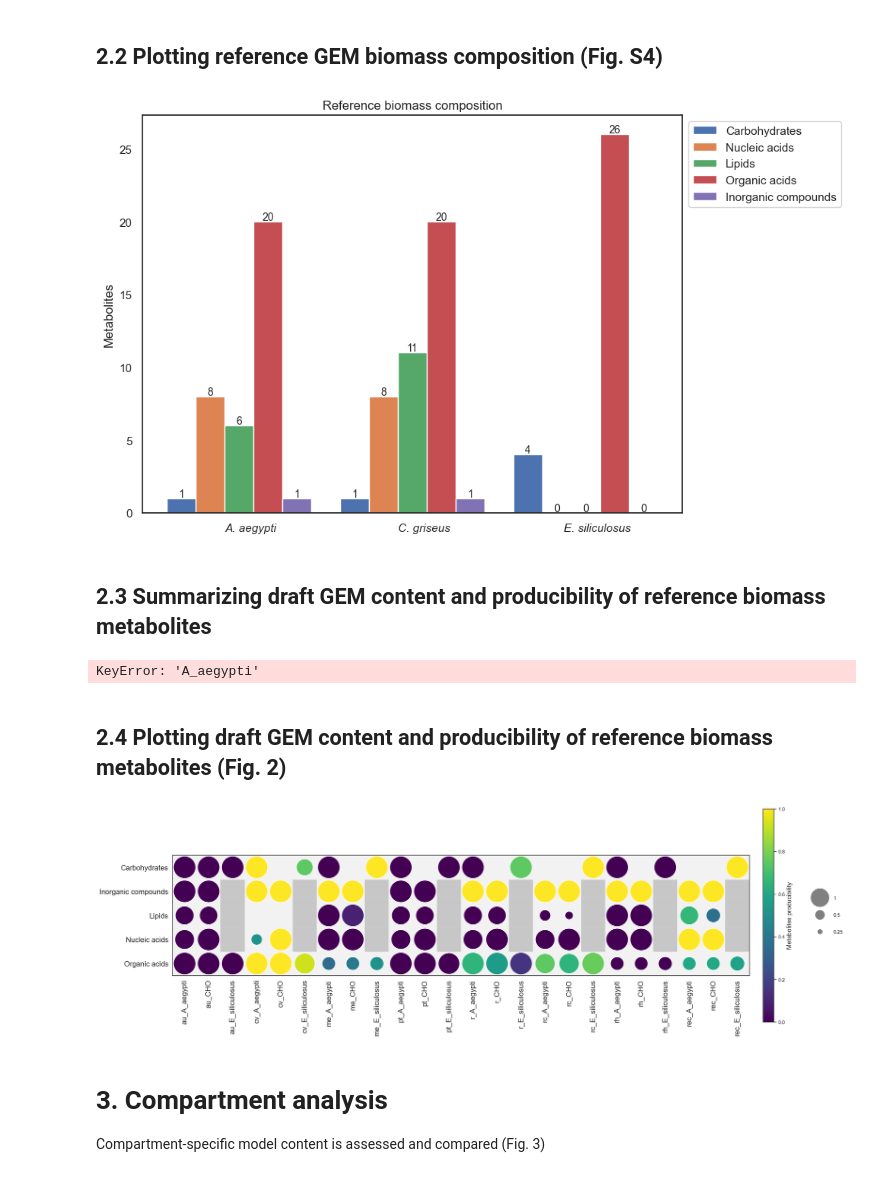
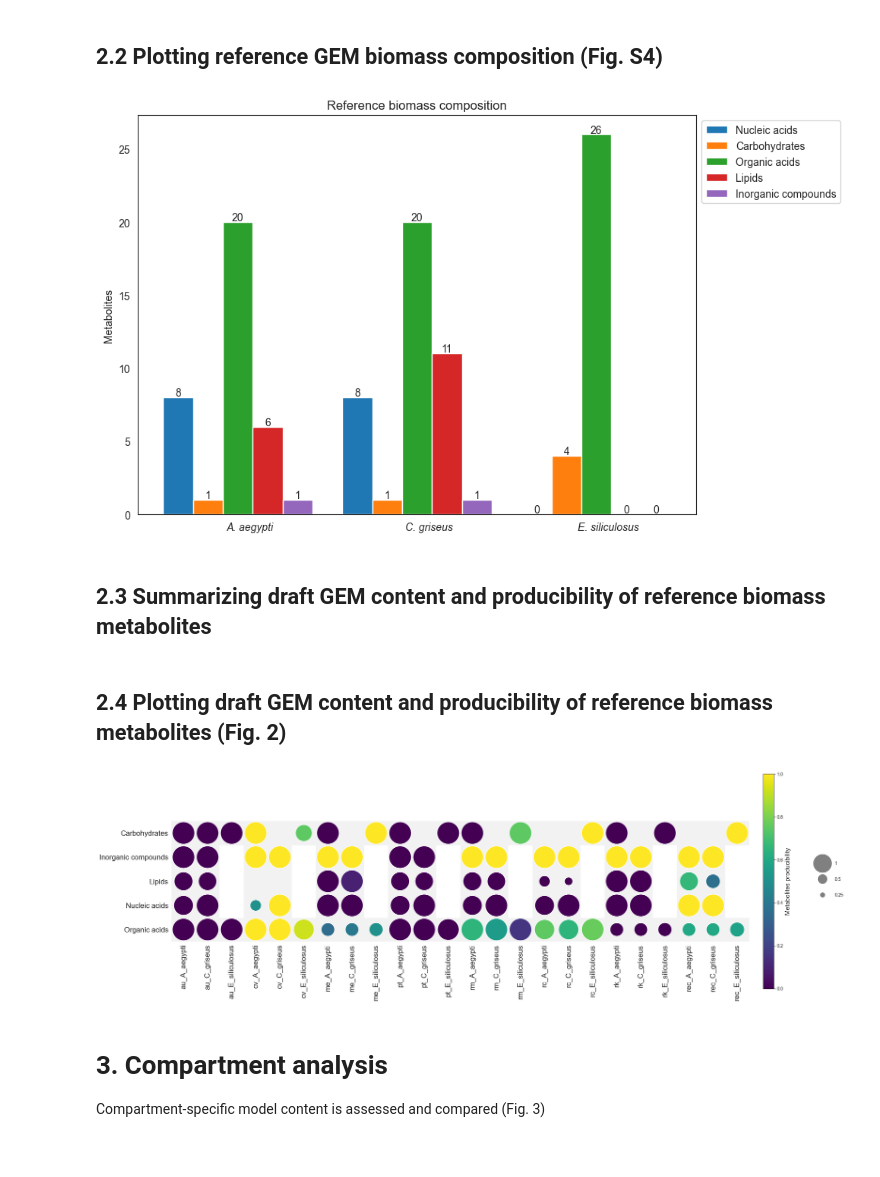
Before and after one commit to natJimenez/eukaryo_methods, a Jupyter notebook: main.ipynb, the cells around one changed output. Drawn from its saved outputs; the diff is of its cells as text; code cells hidden in the pictures.

```diff
--- a/main.ipynb
+++ b/main.ipynb
@@ -2005,7 +2008,7 @@ for org, mets in met_ref.items():
         if met_class not in met_class_num:
             met_class_num[met_class] = 0
         met_class_num[met_class] += 1
-    if org=='CHO':
-        org = 'C_griseus'
-    org = org.replace('_', '. ')
+    #if org=='CHO':
+    #    org = 'C_griseus'
+    #org = org.replace('_', '. ') #causes conflicts with further plots
     met_ref_class[org] = met_class_num
@@ -2016,41 +2042,43 @@ for org, mets in met_ref.items():
 plt.rcParams.update({'font.size': 10})
 
 # Skip M. pyrifera
-if 'M. pyrifera' in met_ref_class:
-    del met_ref_class['M. pyrifera']
+if 'M_pyrifera' in met_ref_class:
+    del met_ref_class['M_pyrifera']
 
 
 # Save metabolites classifications
 organisms = list(met_ref_class.keys())
 metabolites = list(set(met for org in met_ref_class.values() for met in org.keys()))
 metabolite_num = {met: [org.get(met, 0) for org in met_ref_class.values()] for met in metabolites}
 
 fig, ax = plt.subplots(figsize=(10, 6))
 
 bar_width = 0.2
 bar_padding = 0
 index = range(len(organisms))
 
 for i, (metabolite, counts) in enumerate(metabolite_num.items()):
     ax.bar([x + bar_width * i/1.2  for x in index], counts, bar_width/1.2, label=metabolite)
     for j, count in enumerate(counts):
         ax.text(j + bar_width * i/1.2, count + 0.1, str(count), ha='center')
 
-
+organisms = list(met_ref_class.keys())
+organisms = [org.replace('_','. ') for org in organisms]
+organisms = [org.replace('CHO','C. griseus') for org in organisms]
 ax.set_ylabel('Metabolites')
 ax.set_title('Reference biomass composition')
 ax.set_xticks([x + bar_width * (len(metabolites) - 1) / 2 for x in index])
 ax.set_xticklabels(organisms, style='italic')
 ax.legend(loc='best', bbox_to_anchor=(1, 1))
 plt.tight_layout()
 
 # Save plot (Figure S4)
 plt.savefig('supplementary_material/biomass_composition.png', dpi=300)
 
 # Plot
 plt.show()
 # %% [output]
-[figure, old version]
+[figure, new version]
 # %% [markdown]
 ## 2.3 Summarizing draft GEM content and producibility of reference biomass metabolites
 # %%
@@ -2096,8 +2124,6 @@ for tool, org_data in met_counts.items():
 
                     norm_met_counts.setdefault(tool, {}).setdefault(org, {}).setdefault(super_class, {})["prod"] = prod_proportion
                     norm_met_counts[tool][org][super_class]["prod_nonprod"] = prod_nonprod_sum
-# %% [output]
-KeyError: 'A_aegypti'
 # %% [markdown]
 ## 2.4 Plotting draft GEM content and producibility of reference biomass metabolites (Fig. 2)
 # %%
@@ -2150,13 +2176,19 @@ for i in range(len(x_label)):
         circles.append(circle)
 
         if (i % 3 in [2]) and (j in [1, 2, 3]): # Metabolites classifications absent in E. siliculosus
-            rect = Rectangle((i-0.5, j-0.5), 1, 1, color=(0.78, 0.78, 0.78)) # Grey
+            #rect = Rectangle((i-0.5, j-0.5), 1, 1, color=(0.78, 0.78, 0.78)) # Grey
+            rect = Rectangle((i-0.5, j-0.5), 1, 1, color=(1, 1, 1)) # white
             ax.add_patch(rect)
 
 
 cmap = plt.get_cmap('viridis')
 col = PatchCollection(circles, cmap="viridis")
 col.set_array(producibility.flatten())
+
+###Fix x labels
+x_label = [x.replace('CHO','C_griseus') for x in x_label] #CHO -> C. griseus
+x_label = [x.replace('r_', 'rm_') for x in x_label] #raven to raven metacyc
+x_label = [x.replace('rh_', 'rk_') for x in x_label] #raven homo to raven kegg
 
 ax.add_collection(col)
 ax.set(xticks=np.arange(len(x_label)), yticks=np.arange(len(y_label)),
@@ -2179,14 +2211,16 @@ spacing = 2.5
 
 plt.legend([s1, s2, s3], ['1', '0.5', '0.25'], bbox_to_anchor=(1.17, 0.7), frameon=False, labelspacing=spacing, handletextpad=1.7)
 plt.tight_layout()
-
+for spine in ax.spines.values():
+    spine.set_visible(False)
 # Save as Figure 2
 plt.savefig('figures/Figure2.png', dpi=300)
 
+
 #Plot
 plt.show()
 # %% [output]
-[figure, old version]
+[figure, new version]
 # %% [markdown]
 # 3. Compartment analysis
 Compartment-specific model content is assessed and compared (Fig. 3)
```
Also changed, not shown: parts of 2 cells of this notebook, 3 other files.
